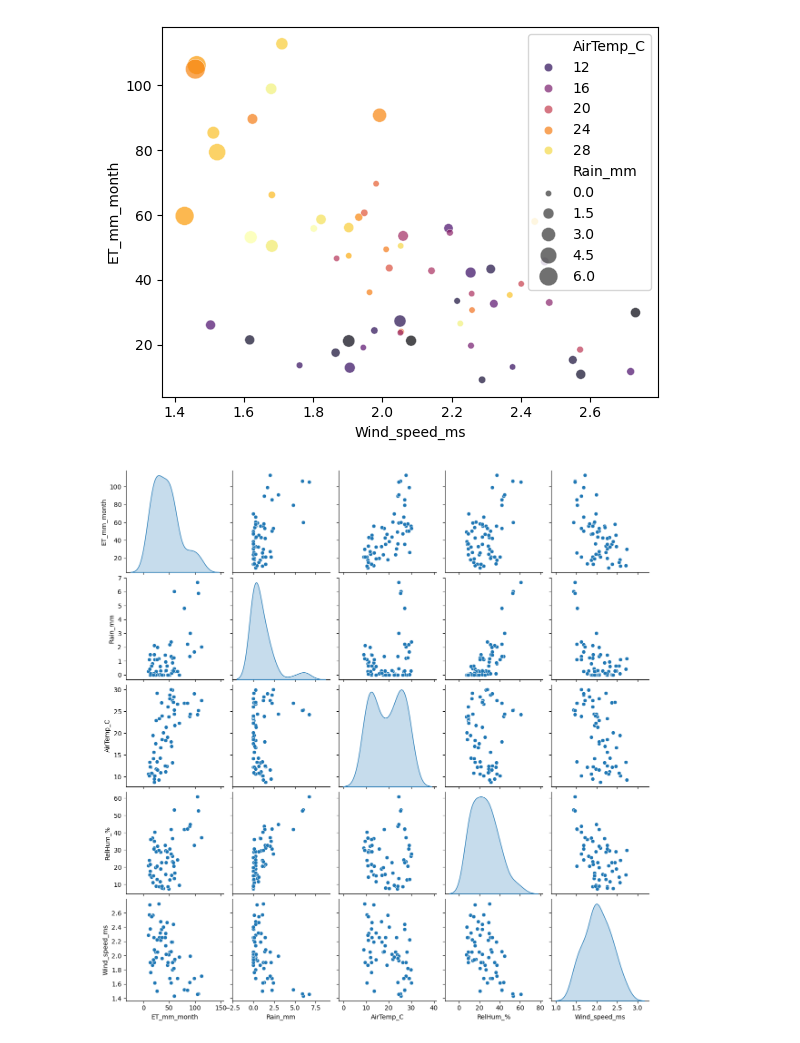
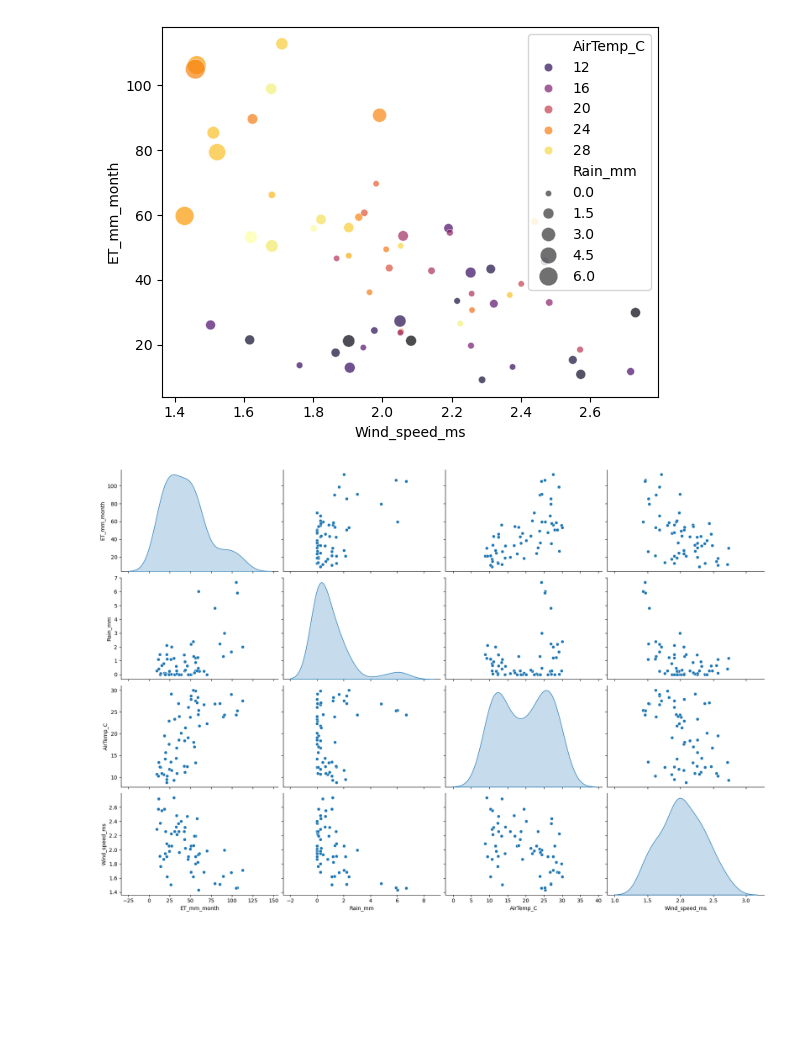
Before and after one commit to bcf0030/eda-project-evapotranspiration, a Jupyter notebook: data_exploration.ipynb, the cells around one changed output. Cells and saved outputs as stored; diff of their text form; code cells hidden in the pictures; blank space fills up the shorter version.

```diff
--- a/data_exploration.ipynb
+++ b/data_exploration.ipynb
@@ -212,9 +222,9 @@ sns.scatterplot(
 [figure]
 # %%
 # Create ET pairplot with important variable correlations
-et_vars = ["ET_mm_month", "Rain_mm", "AirTemp_C", "RelHum_%", "Wind_speed_ms"]
+et_vars = ["ET_mm_month", "Rain_mm", "AirTemp_C", "Wind_speed_ms"]
 
-sns.pairplot(df_clean[et_vars], diag_kind="kde")
+sns.pairplot(df_clean[et_vars], diag_kind="kde", height=3, aspect=1.5)
 plt.show()
 # %% [output]
-[figure, old version]
+[figure, new version]
```
Also changed, not shown: parts of 9 cells of this notebook.
